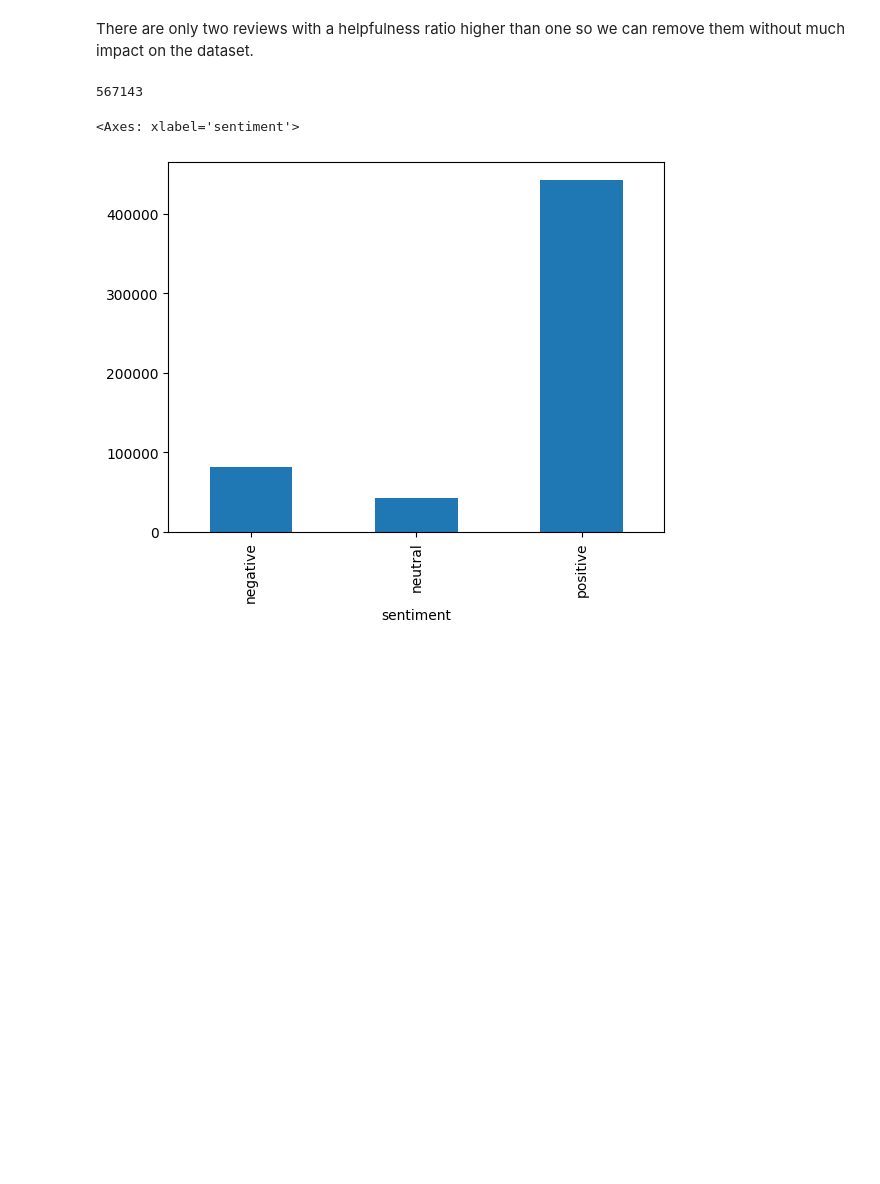
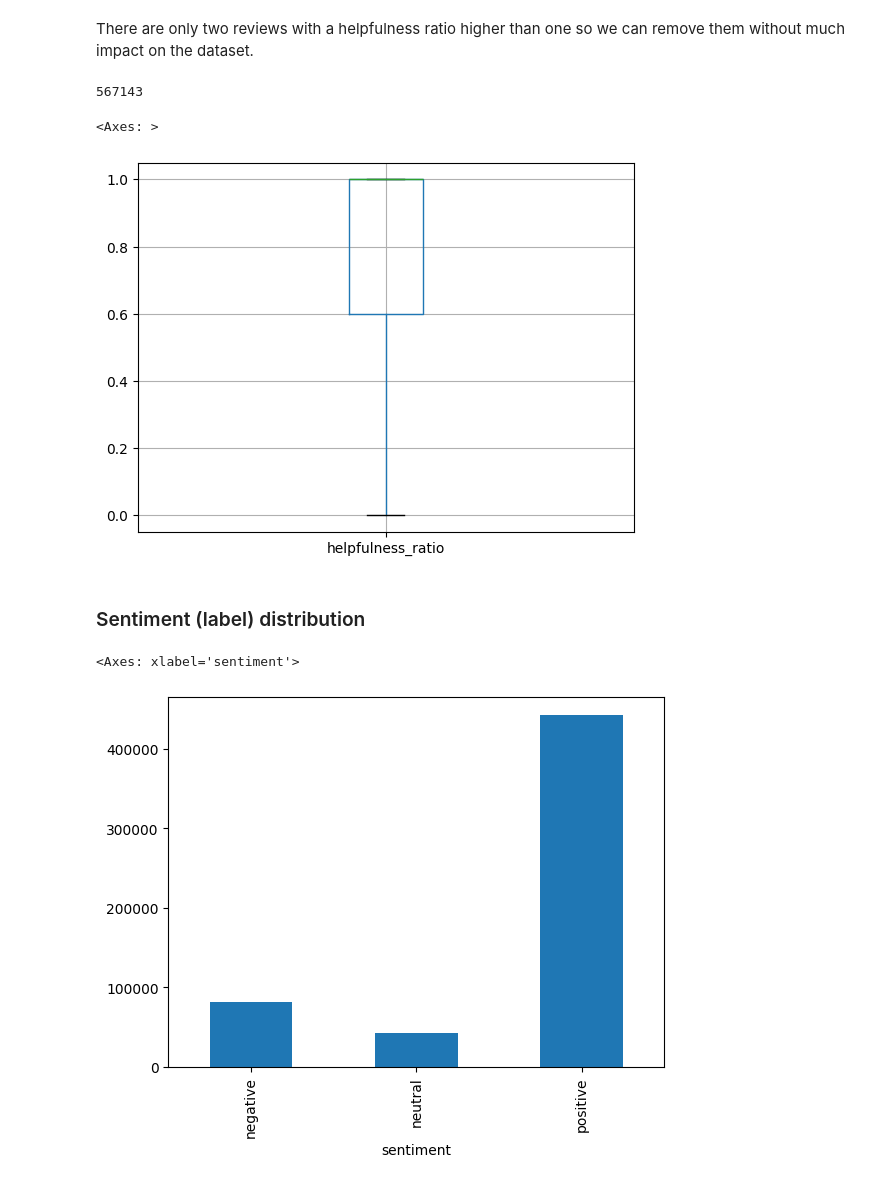
Before and after one commit to SophiaBouchama/review-analysis-teamc, a Jupyter notebook: code/preprocessing.ipynb, the cells around one changed output. Drawn from its saved outputs; the diff is of its cells as text; code cells hidden in the pictures; blank space fills up the shorter version.

```diff
--- a/code/preprocessing.ipynb
+++ b/code/preprocessing.ipynb
@@ -124,6 +125,12 @@ def sentiment_from_score(score):
 reviews['sentiment'] = reviews.apply(lambda row: sentiment_from_score(row['score']), axis=1)
 # %%
 reviews['helpfulness_ratio'] = reviews['helpfulness_numerator'] / reviews['helpfulness_denominator']
+# %%
+def word_count(text):
+
+    return len(text.split())
+# %%
+reviews['word_count'] = reviews.apply(lambda row: word_count(row['text']), axis=1)
 # %% [markdown]
 ### Check for empty reviews
 # %%
@@ -262,6 +295,13 @@ reviews = reviews[~mask]
 reviews.shape[0]
 # %% [output]
 567143
+# %%
+reviews.boxplot('helpfulness_ratio')
+# %% [output]
+<Axes: >
+[figure, added]
+# %% [markdown]
+### Sentiment (label) distribution
 # %%
 reviews.groupby(['sentiment']).size().plot.bar()
 # %% [output]
```
Also changed, not shown: parts of 37 cells of this notebook.
